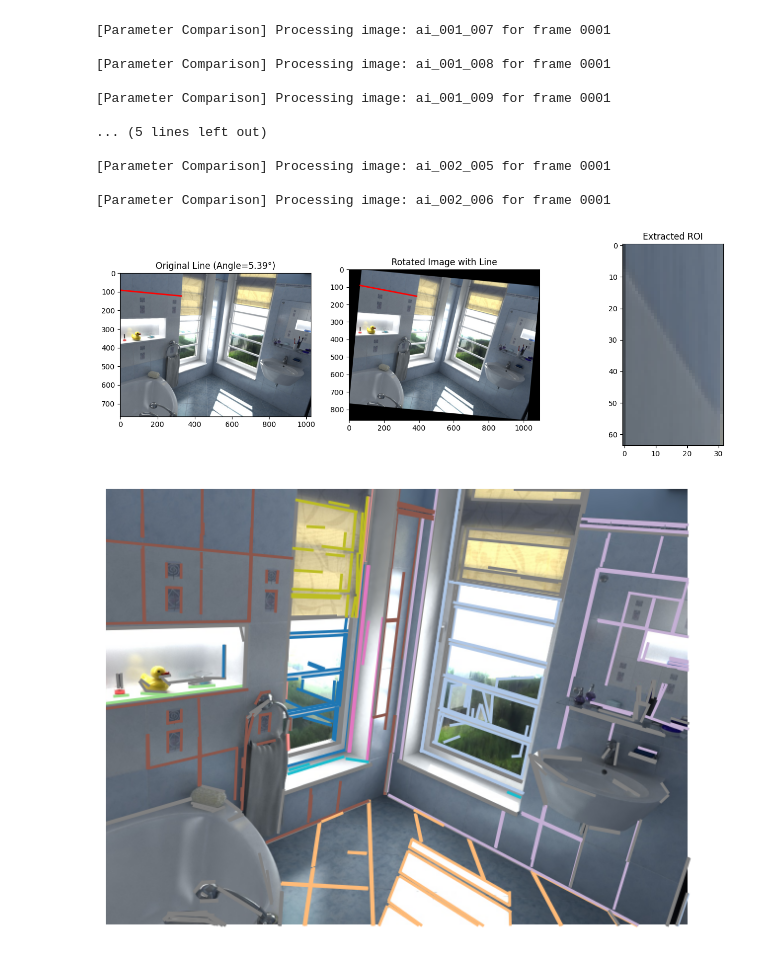
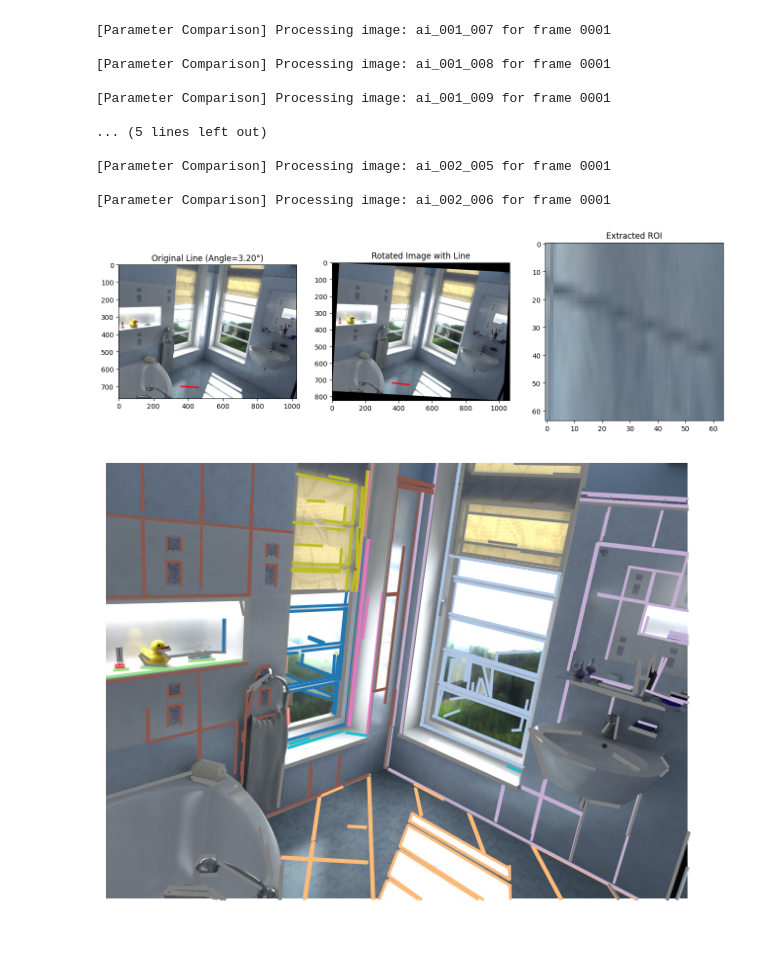
Before and after one commit to marvin-koch/3D-Vision, a Jupyter notebook: DeepLSD/notebooks/extract_line_features.ipynb, the cells around one changed output. Drawn from its saved outputs; the diff is of its cells as text; code cells hidden in the pictures.

```diff
--- a/DeepLSD/notebooks/extract_line_features.ipynb
+++ b/DeepLSD/notebooks/extract_line_features.ipynb
@@ -416,36 +416,38 @@ def extract_line_roi(img_tensor, line, output_size=(32, 8), pad=5, plot_Rois=Fal
         new_h = int(ry_max - ry_min)
 
         # Adjust transformation matrix
         M[0, 2] -= rx_min
         M[1, 2] -= ry_min
 
         # Rotate the image
         rotated_img = cv2.warpAffine(img_np, M, (new_w, new_h), borderMode=cv2.BORDER_CONSTANT, borderValue=(0, 0, 0))
 
         # ---- Transform the line coordinates ----
         original_points = np.array([[x1, y1, 1], [x2, y2, 1]]).T  # (3,2)
         rotated_points = (M @ original_points).T  # Apply the transformation
 
         axes[1].imshow(rotated_img)
         axes[1].plot(rotated_points[:, 0], rotated_points[:, 1], 'r-', linewidth=2)  # Plot rotated line
         axes[1].set_title("Rotated Image with Line")
 
         # Show extracted ROI patch
         extracted_patch = patch.squeeze(0).permute(1, 2, 0).cpu().numpy()
         extracted_patch = np.clip(extracted_patch, 0, 255).astype(np.uint8)
         axes[2].imshow(extracted_patch)
         axes[2].set_title("Extracted ROI")
         plt.show()
 
     return patch
 
 # Usage Example:
 img_tensor = torch.from_numpy(img.transpose(2, 0, 1).copy()).unsqueeze(0).float()  # shape: (1, 3, H, W)
-output_size = (64,32)
-line = pred_lines[258]  # example line endpoints [x,y]
+out_H = 32
+ratio = 1024/768
+output_size = (out_H,out_H * int(ratio))
+line = pred_lines[201]  # example line endpoints [x,y]
 patch = extract_line_roi(img_tensor, line, output_size=output_size, plot_Rois=True)
 # %% [output]
-[figure, old version]
+[figure, new version]
 # %%
 import numpy as np
 import scipy.spatial.distance as dist
```
